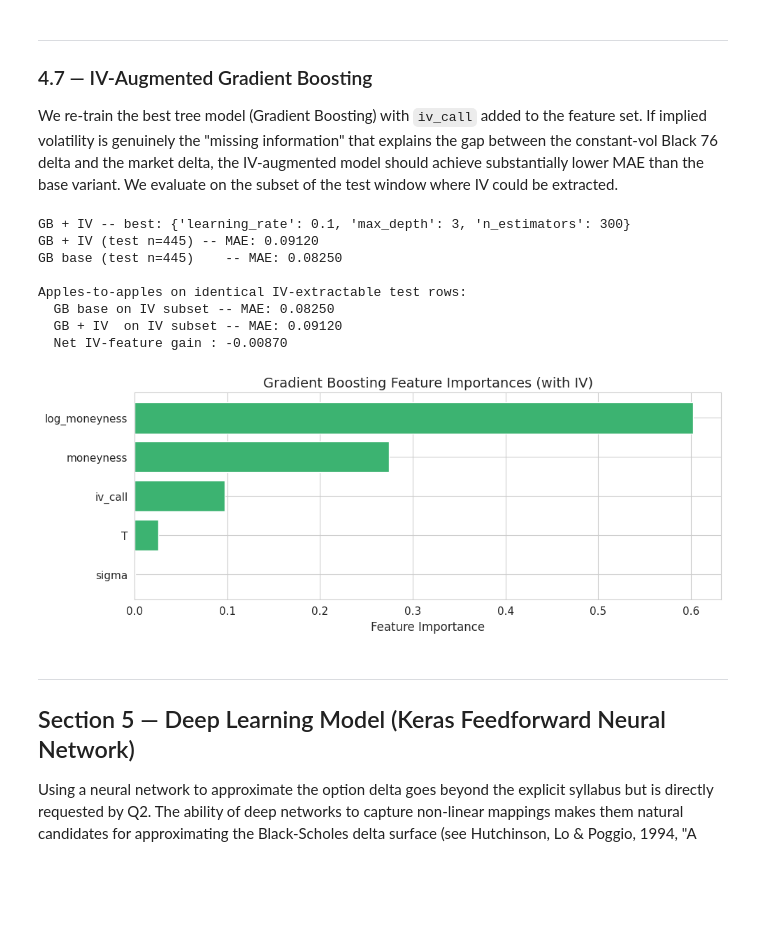
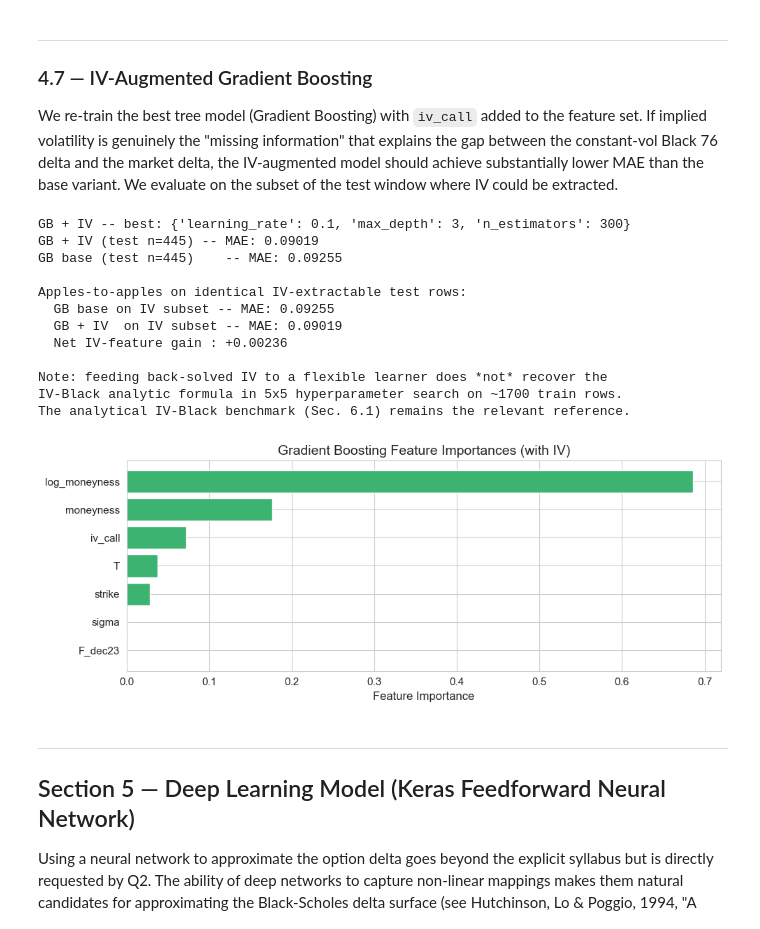
Before and after one commit to stfgrz/21046-mlf-ps, a Jupyter notebook: src/21046_group12.ipynb, the cells around one changed output. Drawn from its saved outputs; the diff is of its cells as text; code cells hidden in the pictures; blank space fills up the shorter version.

```diff
--- a/src/21046_group12.ipynb
+++ b/src/21046_group12.ipynb
@@ -700,12 +857,11 @@ Selection-bias check (full test fold vs IV-extractable subset):
 # %%
-# == 4.2 Ridge & Lasso with TimeSeriesSplit CV ================================
-tscv = TimeSeriesSplit(n_splits=5)
+# == 4.2 Ridge & Lasso with date-blocked CV ===================================
 results = {}
 
 # --- Ridge Regression ---
 ridge_pipe = Pipeline([('scaler', StandardScaler()), ('ridge', Ridge())])
 ridge_params = {'ridge__alpha': [0.01, 0.1, 1.0, 10.0, 100.0]}
-ridge_cv = GridSearchCV(ridge_pipe, ridge_params, cv=tscv,
+ridge_cv = GridSearchCV(ridge_pipe, ridge_params, cv=dbcv,
                         scoring='neg_mean_absolute_error', n_jobs=-1)
 ridge_cv.fit(X_train, y_train)
 y_pred_ridge = ridge_cv.predict(X_test)
@@ -720,7 +876,7 @@ print(f"Ridge -- best alpha: {ridge_cv.best_params_} | MAE: {results['Ridge']['m
 # --- Lasso Regression ---
 lasso_pipe = Pipeline([('scaler', StandardScaler()), ('lasso', Lasso(max_iter=10000))])
 lasso_params = {'lasso__alpha': [1e-4, 1e-3, 0.01, 0.1, 1.0]}
-lasso_cv = GridSearchCV(lasso_pipe, lasso_params, cv=tscv,
+lasso_cv = GridSearchCV(lasso_pipe, lasso_params, cv=dbcv,
                         scoring='neg_mean_absolute_error', n_jobs=-1)
 lasso_cv.fit(X_train, y_train)
 y_pred_lasso = lasso_cv.predict(X_test)
@@ -743,7 +899,7 @@ rf_params = {
     'max_depth': [5, 10, 20, None],
     'min_samples_leaf': [2, 5],
 }
-rf_cv = GridSearchCV(rf, rf_params, cv=tscv,
+rf_cv = GridSearchCV(rf, rf_params, cv=dbcv,
                      scoring='neg_mean_absolute_error', n_jobs=-1)
 rf_cv.fit(X_train, y_train)
 y_pred_rf = rf_cv.predict(X_test)
@@ -755,14 +911,14 @@ results['Random Forest'] = {
 }
 print(f"RF -- best: {rf_cv.best_params_} | MAE: {results['Random Forest']['mae']:.4f}")
 
-# --- Gradient Boosting ---
+# --- Gradient Boosting (raw target) ---
 gb = GradientBoostingRegressor(random_state=42)
 gb_params = {
     'n_estimators': [100, 300],
     'max_depth': [3, 5, 7],
     'learning_rate': [0.01, 0.05, 0.1],
 }
-gb_cv = GridSearchCV(gb, gb_params, cv=tscv,
+gb_cv = GridSearchCV(gb, gb_params, cv=dbcv,
                      scoring='neg_mean_absolute_error', n_jobs=-1)
 gb_cv.fit(X_train, y_train)
 y_pred_gb = gb_cv.predict(X_test)
@@ -773,4 +929,22 @@ results['Gradient Boosting'] = {
     'pred': y_pred_gb,
 }
 print(f"GB -- best: {gb_cv.best_params_} | MAE: {results['Gradient Boosting']['mae']:.4f}")
+
+# --- Gradient Boosting on the RESIDUAL target -------------------------------
+# Train to predict (market_delta - RV-Black delta), then add RV-Black back.
+# This frames the ML contribution as the smile/skew correction layer that
+# constant-vol Black 76 is structurally missing.
+gb_res_cv = GridSearchCV(GradientBoostingRegressor(random_state=42),
+                         gb_params, cv=dbcv,
+                         scoring='neg_mean_absolute_error', n_jobs=-1)
+gb_res_cv.fit(X_train, res_call_train)
+res_pred_test = gb_res_cv.predict(X_test)
+y_pred_gb_res = df.loc[test_mask, 'black_delta'].values + res_pred_test
+results['GB (residual)'] = {
+    'mae':  mean_absolute_error(y_test, y_pred_gb_res),
+    'rmse': np.sqrt(mean_squared_error(y_test, y_pred_gb_res)),
+    'r2':   r2_score(y_test, y_pred_gb_res),
+    'pred': y_pred_gb_res,
+}
+print(f"GB (residual) -- best: {gb_res_cv.best_params_} | MAE: {results['GB (residual)']['mae']:.4f}")
 # %% [output]
@@ -904,7 +1108,7 @@ We re-train the best tree model (Gradient Boosting) with `iv_call` added to the
 # %%
 # == 4.7 Gradient Boosting with implied volatility as an added feature ========
 gb_iv = GradientBoostingRegressor(random_state=42)
-gb_iv_cv = GridSearchCV(gb_iv, gb_params, cv=tscv,
+gb_iv_cv = GridSearchCV(gb_iv, gb_params, cv=dbcv_iv,
                          scoring='neg_mean_absolute_error', n_jobs=-1)
 gb_iv_cv.fit(X_train_iv, y_train_iv)
 y_pred_gb_iv = gb_iv_cv.predict(X_test_iv)
@@ -914,43 +1118,46 @@ results['GB + IV'] = {
     'rmse': np.sqrt(mean_squared_error(y_test_iv, y_pred_gb_iv)),
     'r2':   r2_score(y_test_iv, y_pred_gb_iv),
     'pred': y_pred_gb_iv,
 }
 print(f"GB + IV -- best: {gb_iv_cv.best_params_}")
 print(f"GB + IV (test n={len(y_test_iv)}) -- MAE: {results['GB + IV']['mae']:.5f}")
 print(f"GB base (test n={len(y_test)})    -- MAE: {results['Gradient Boosting']['mae']:.5f}")
 
 # --- Apples-to-apples: also evaluate the base GB on the SAME IV subset -----
-# Without this, the headline MAE improvement from IV augmentation conflates
-# two effects: (i) the IV feature being informative, and (ii) the IV subset
-# being slightly easier to fit because failed-inversion rows (typically deep
-# OTM with very low premium) are dropped.
 gb_base_on_iv_subset = gb_cv.predict(X_test_iv[FEATURES_BASE])
 mae_base_on_iv = mean_absolute_error(y_test_iv, gb_base_on_iv_subset)
 print(f"\nApples-to-apples on identical IV-extractable test rows:")
 print(f"  GB base on IV subset -- MAE: {mae_base_on_iv:.5f}")
 print(f"  GB + IV  on IV subset -- MAE: {results['GB + IV']['mae']:.5f}")
 print(f"  Net IV-feature gain : {mae_base_on_iv - results['GB + IV']['mae']:+.5f}")
+print("\nNote: feeding back-solved IV to a flexible learner does *not* recover the")
+print("IV-Black analytic formula in 5x5 hyperparameter search on ~1700 train rows.")
+print("The analytical IV-Black benchmark (Sec. 6.1) remains the relevant reference.")
 
 # Feature importances including IV
 imp_iv = gb_iv_cv.best_estimator_.feature_importances_
 idx = np.argsort(imp_iv)[::-1]
 fig, ax = plt.subplots(figsize=(10, 4))
 ax.barh([FEATURES_IV[i] for i in idx], imp_iv[idx], color='mediumseagreen')
 ax.set_xlabel('Feature Importance')
 ax.set_title('Gradient Boosting Feature Importances (with IV)')
 ax.invert_yaxis()
 plt.tight_layout()
 plt.show()
 # %% [output]
 GB + IV -- best: {'learning_rate': 0.1, 'max_depth': 3, 'n_estimators': 300}
-GB + IV (test n=445) -- MAE: 0.09120
-GB base (test n=445)    -- MAE: 0.08250
+GB + IV (test n=445) -- MAE: 0.09019
+GB base (test n=445)    -- MAE: 0.09255
 
 Apples-to-apples on identical IV-extractable test rows:
-  GB base on IV subset -- MAE: 0.08250
-  GB + IV  on IV subset -- MAE: 0.09120
-  Net IV-feature gain : -0.00870
+  GB base on IV subset -- MAE: 0.09255
+  GB + IV  on IV subset -- MAE: 0.09019
+  Net IV-feature gain : +0.00236
+
+Note: feeding back-solved IV to a flexible learner does *not* recover the
+IV-Black analytic formula in 5x5 hyperparameter search on ~1700 train rows.
+The analytical IV-Black benchmark (Sec. 6.1) remains the relevant reference.
-[figure, old version]
+[figure, new version]
 # %% [markdown]
 ---
 ## Section 5 — Deep Learning Model (Keras Feedforward Neural Network)
```
Also changed, not shown: parts of 36 cells of this notebook.
